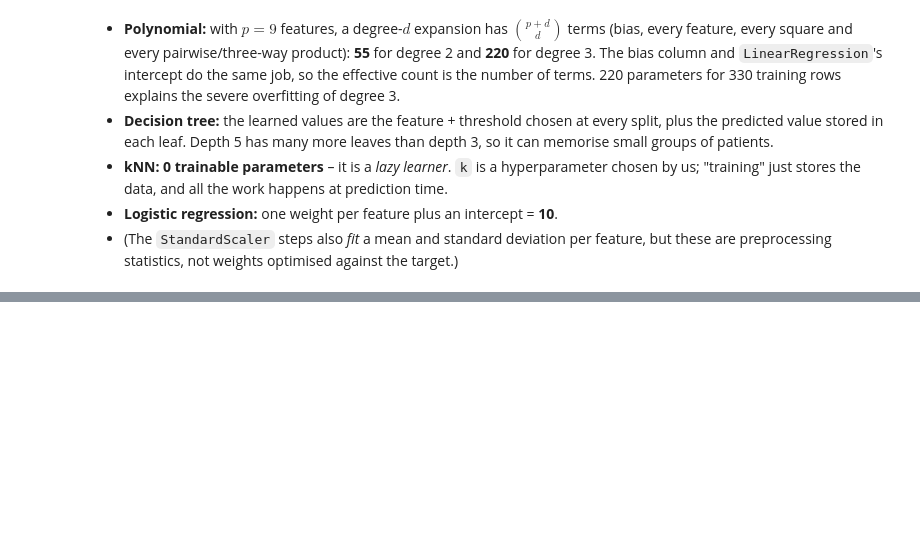
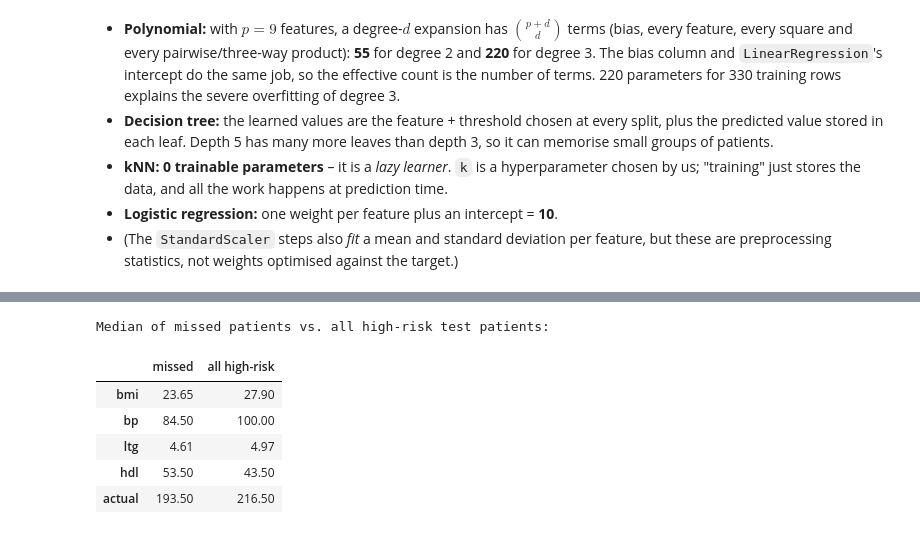
Before and after one commit to Namypark/diabetes-progression-lab2, a Jupyter notebook: lab2_diabetes.ipynb, the cells around one changed output, grey strips where cells are left out. Saved outputs shown, nothing was run; the diff lists cells and outputs as text; code cells hidden in the pictures; blank space fills up the shorter version.

```diff
--- a/lab2_diabetes.ipynb
+++ b/lab2_diabetes.ipynb
@@ -1086,0 +1119,14 @@ First 12 degree-2 terms: ['1' 'age' 'sex' 'bmi' 'bp' 'ldl' 'hdl' 'tch' 'ltg' 'gl
+# %%
+print("Median of missed patients vs. all high-risk test patients:")
+pd.DataFrame({"missed": missed[["bmi", "bp", "ltg", "hdl", "actual"]].median(),
+              "all high-risk": X_test_mv[y_test_cls == 1][["bmi", "bp", "ltg", "hdl"]].median()
+                               .reindex(["bmi", "bp", "ltg", "hdl", "actual"])
+                               .fillna(y_test[y_test_cls == 1].median())}).round(2)
+# %% [output]
+Median of missed patients vs. all high-risk test patients:
+|  | missed | all high-risk |
+| bmi | 23.65 | 27.90 |
+| bp | 84.50 | 100.00 |
+| ltg | 4.61 | 4.97 |
+| hdl | 53.50 | 43.50 |
+| actual | 193.50 | 216.50 |
```
Also changed, not shown: parts of 6 cells of this notebook.
